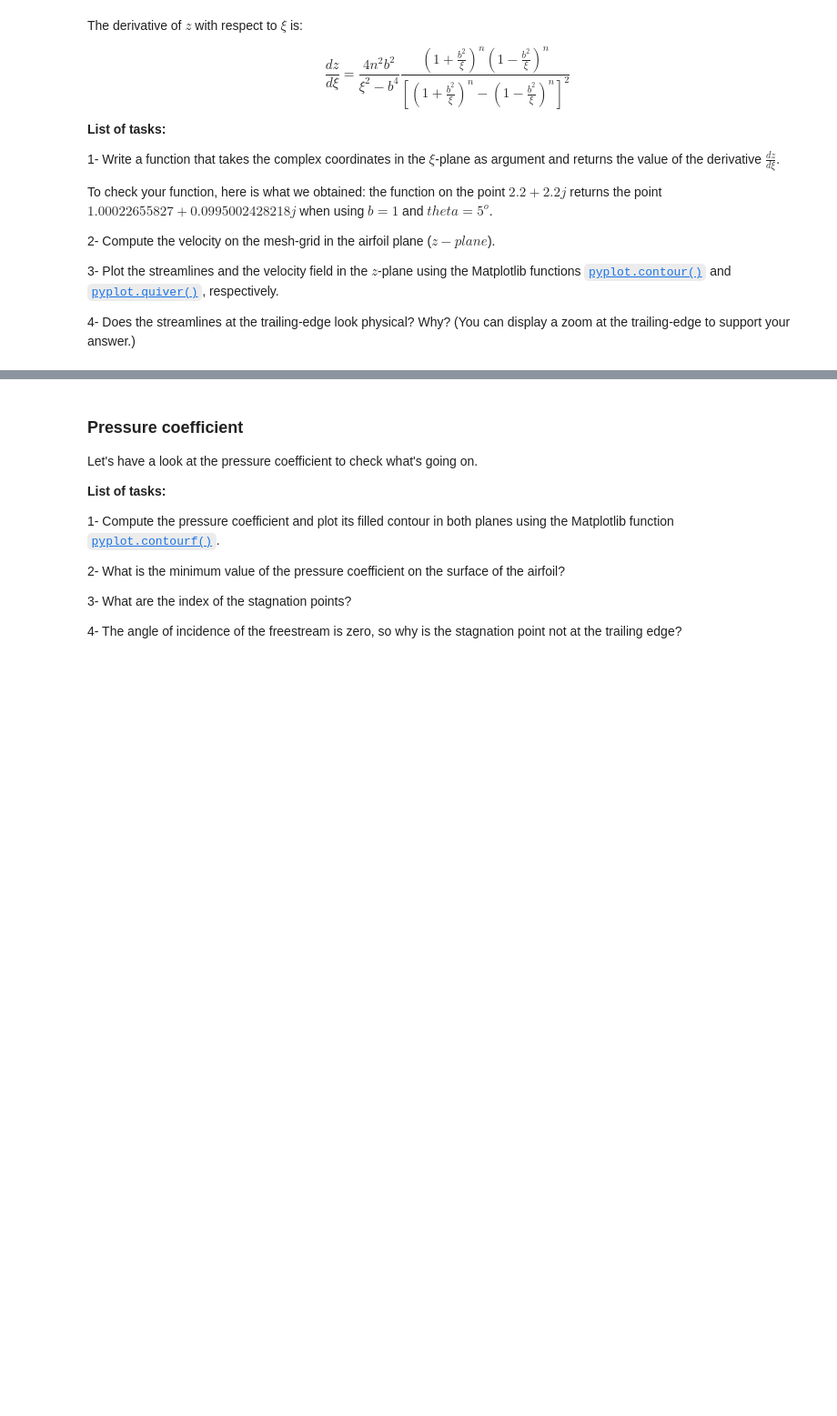
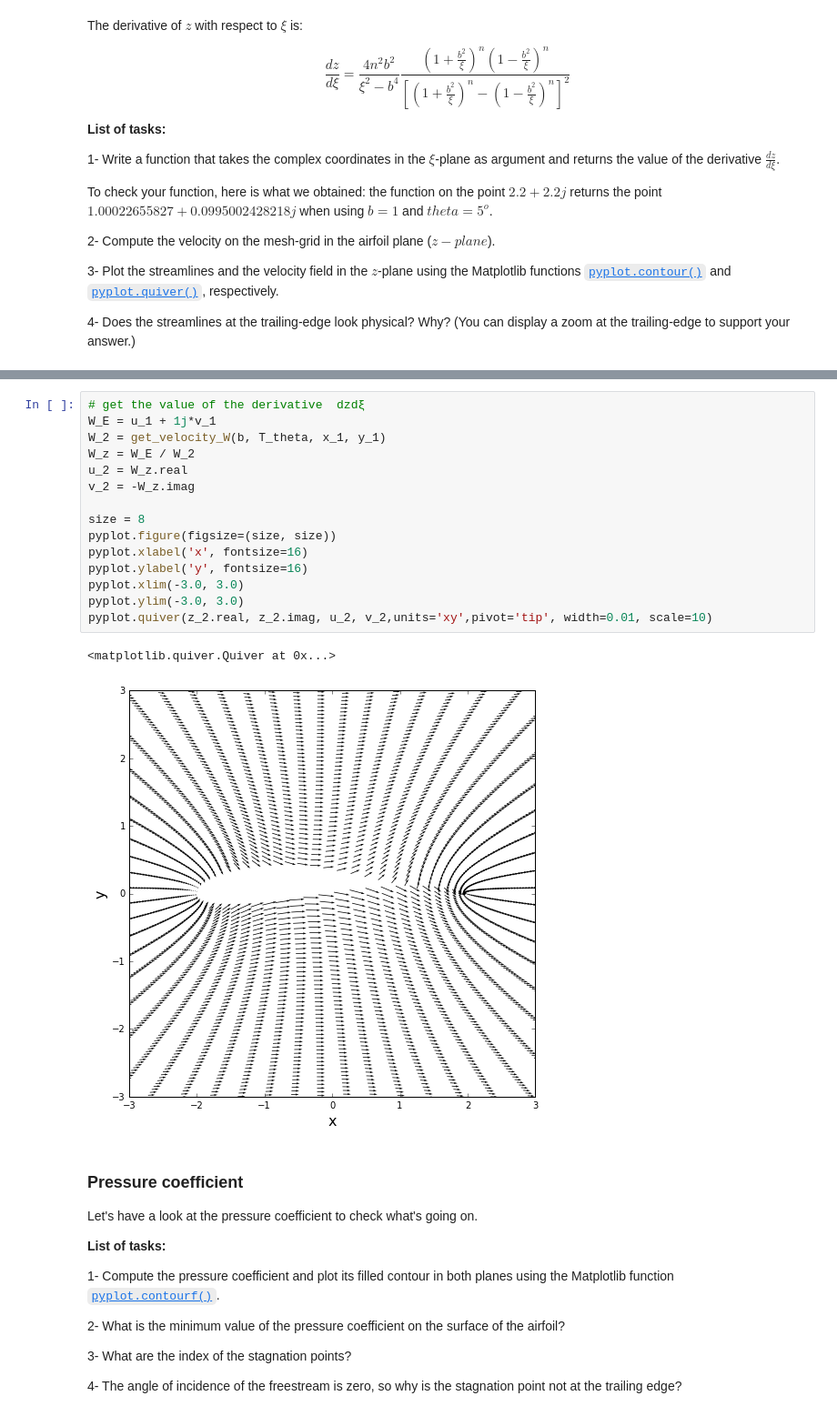
Before and after one commit to liu19941121/mae6226-work, a Jupyter notebook: midterm/midterm.ipynb, the cells around one changed output, grey strips where cells are left out. Shown at 91% size. Saved outputs shown, nothing was run; the diff lists cells and outputs as text; blank space fills up the shorter version.

```diff
--- a/midterm/midterm.ipynb
+++ b/midterm/midterm.ipynb
@@ -362,3 +350,21 @@ pyplot.quiver(x_1, y_1, W_2.real, W_2.imag, units='xy',pivot='tip',width=0.005,s
+# %%
+# get the value of the derivative  dzdξ
+W_E = u_1 + 1j*v_1
+W_2 = get_velocity_W(b, T_theta, x_1, y_1)
+W_z = W_E / W_2
+u_2 = W_z.real
+v_2 = -W_z.imag
+
+size = 8
+pyplot.figure(figsize=(size, size))
+pyplot.xlabel('x', fontsize=16)
+pyplot.ylabel('y', fontsize=16)
+pyplot.xlim(-3.0, 3.0)
+pyplot.ylim(-3.0, 3.0)
+pyplot.quiver(z_2.real, z_2.imag, u_2, v_2,units='xy',pivot='tip', width=0.01, scale=10)
+# %% [output]
+<matplotlib.quiver.Quiver at 0x...>
+[figure, added]
 # %% [markdown]
 ### Pressure coefficient
 
```
Also changed, not shown: parts of 22 cells of this notebook, 1 other file.
